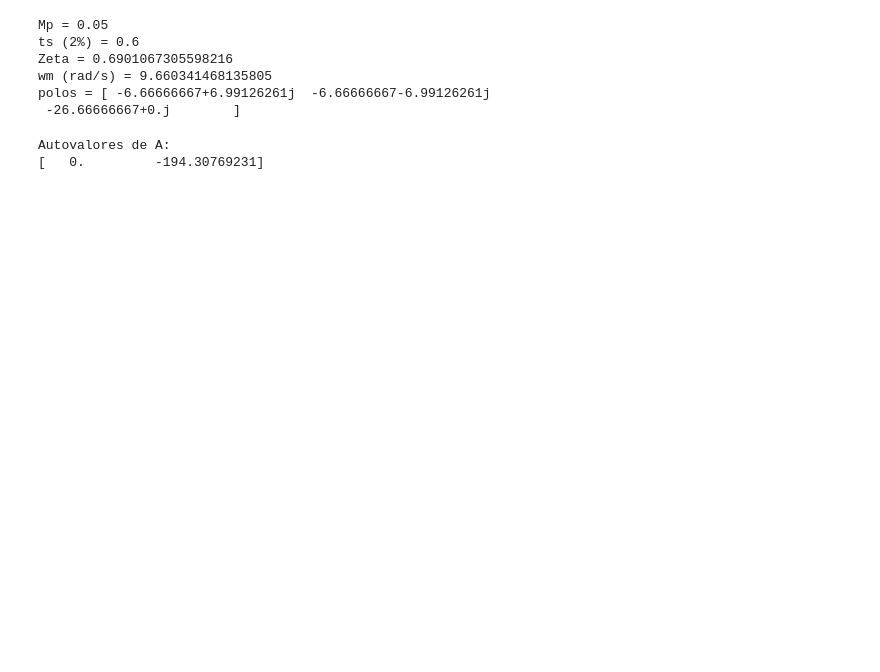
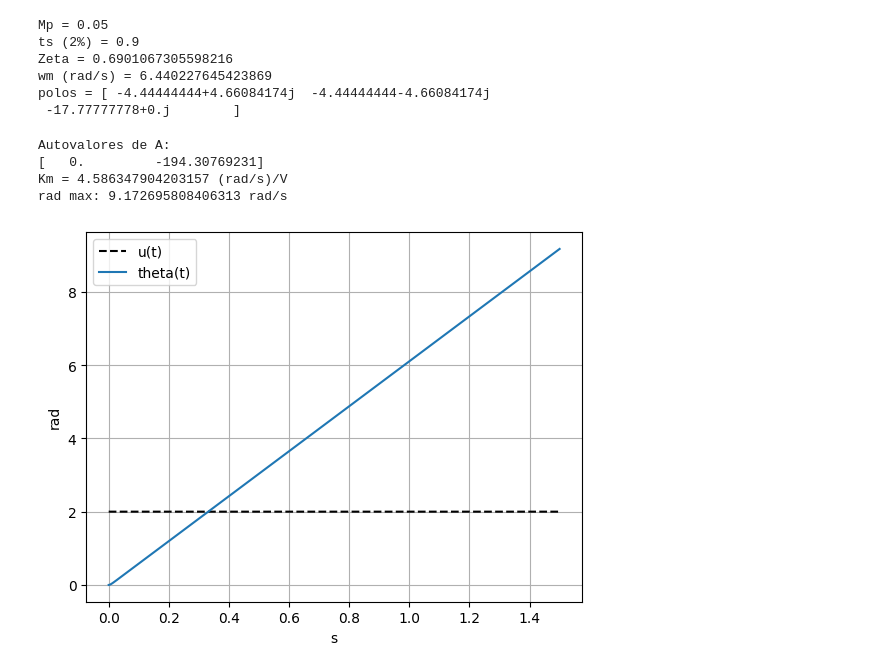
Before and after one commit to andrevale99/FMPSE_EGM0017, a Jupyter notebook: ControleSS/main.ipynb, the cells around one changed output. Drawn from its saved outputs; the diff is of its cells as text; code cells hidden in the pictures; blank space fills up the shorter version.

```diff
--- a/ControleSS/main.ipynb
+++ b/ControleSS/main.ipynb
@@ -39,6 +35,6 @@ u[timeVect >= 0] = 2.5 #16.7 (mais ou menos o ganho real)
 # %%
 Mp = 5 / 100
-ts2 = 0.6
+ts2 = 0.9
 zeta = np.sqrt((np.log(Mp)**2) / (np.pi**2 + np.log(Mp)**2))
 wm = 4 / (ts2*zeta)
 
@@ -55,42 +51,60 @@ polos = np.array([-real+imag*1j, -real-imag*1j, -real*4])
 print(f'polos = {polos}')
 # %% [output]
 Mp = 0.05
-ts (2%) = 0.6
+ts (2%) = 0.9
 Zeta = 0.6901067305598216
-wm (rad/s) = 9.660341468135805
-polos = [ -6.66666667+6.99126261j  -6.66666667-6.99126261j
- -26.66666667+0.j        ]
+wm (rad/s) = 6.440227645423869
+polos = [ -4.44444444+4.66084174j  -4.44444444-4.66084174j
+ -17.77777778+0.j        ]
 # %%
 # ================================
 # Modelagem por Espaco de Estados
 # ================================
 
 Ra = 2.6 #Ohm
 La = 0.006245 #H
 J = 0.0002
 B = 1.9e-3
 Ke = 0.31
 Kt = Ke
 Kte = Kt
 
 # x = [wa, theta]
 # wm -> Velocidade (rad/s) do rotor
 # theta -> Posicao (rad) do rotor
 A = np.array([
     [-(Kte**2)/(J*Ra) - B/J, 0],
     [1, 0]
 ])
 
 B = np.array([[Kte/(J*Ra)],[0]])
 
+# [wm theta]
 C = np.array([[0,1]])
 
 D = 0
 
 print(f'Autovalores de A:\n{np.linalg.eigvals(A)}')
+
+# ==========================
+# Resposta Malha aberta
+# ==========================
+
+sys = signal.StateSpace(A, B, C, D)
+t,y,_ = signal.lsim(sys, U=u, T=timeVect)
+
+Km = y[-1]/u[-1]
+print(f'Km = {Km} (rad/s)/V')
+
+print(f'rad max: {np.max(y)} rad/s')
+
+plotTheta(timeVect,u,y)
 # %% [output]
 Autovalores de A:
 [   0.         -194.30769231]
+Km = 4.586347904203157 (rad/s)/V
+rad max: 9.172695808406313 rad/s
+[figure, added]
 # %%
 # ===============================
 #  Novo Sistema
```
Also changed, not shown: parts of 4 cells of this notebook.
